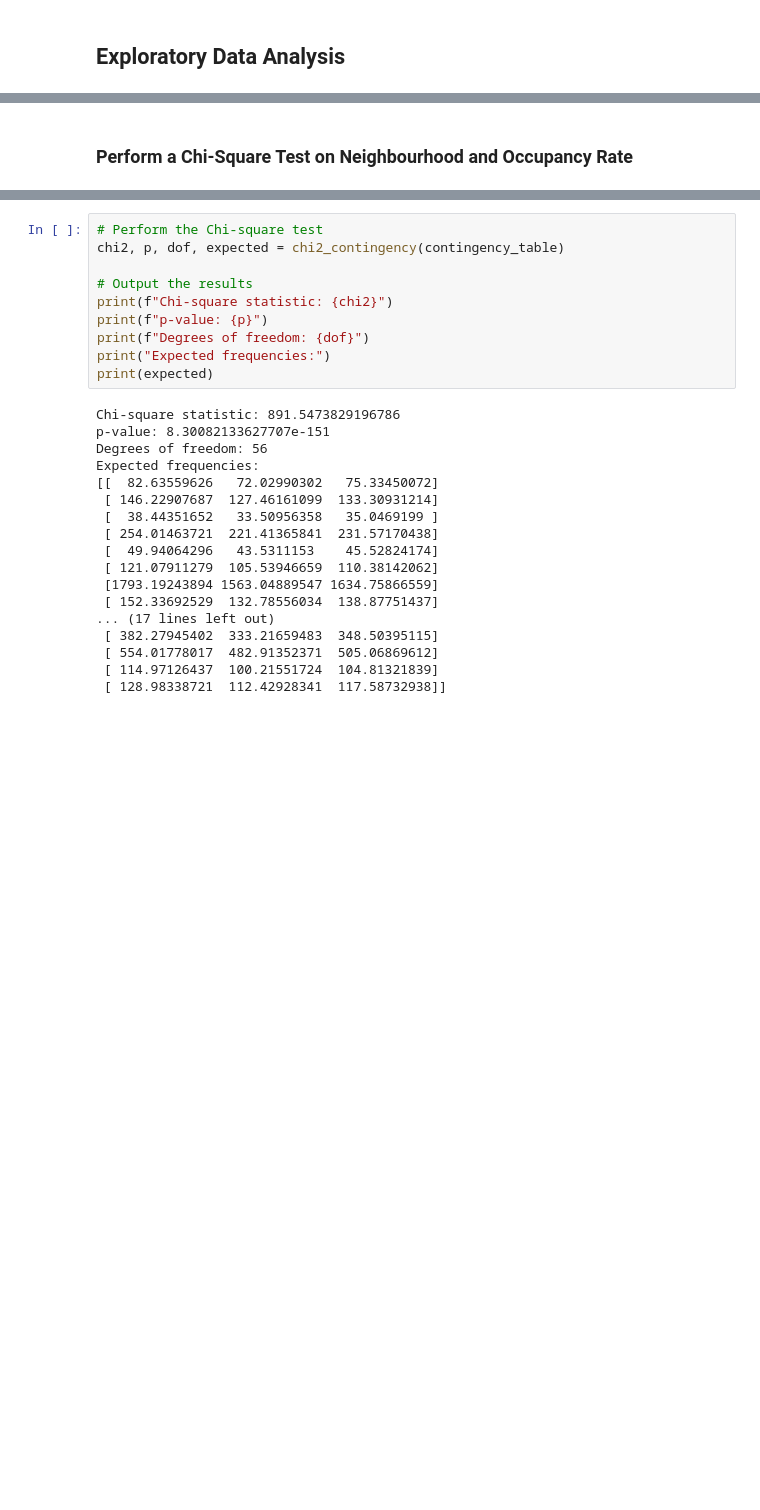
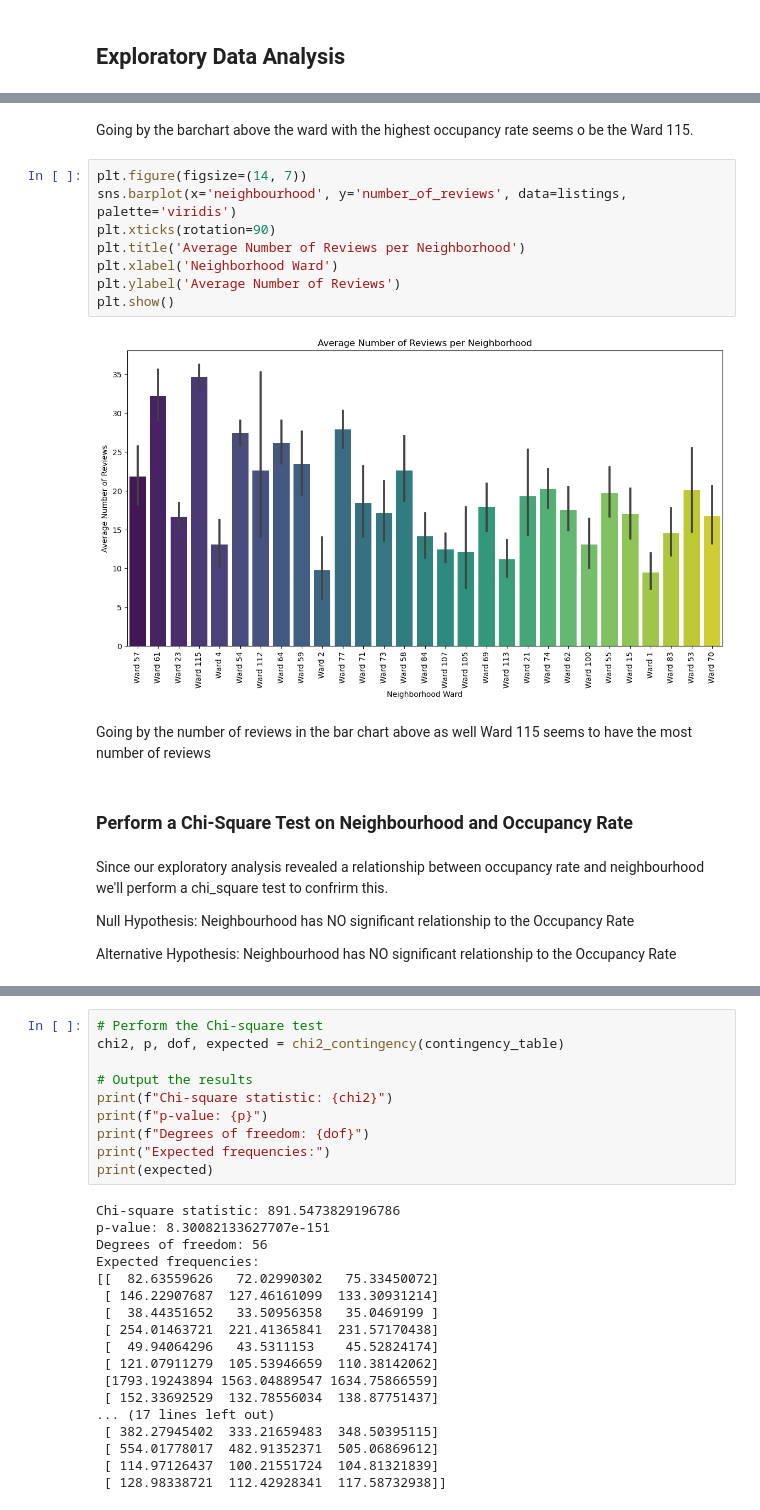
Before and after one commit to stendewa/Air-BnB-Occupancy-Rate-Optimization, a Jupyter notebook: AirBnB Capetown/AirBnBCapeTown.ipynb, the cells around one changed output, grey strips where cells are left out. Drawn from its saved outputs; the diff is of its cells as text; blank space fills up the shorter version.

```diff
--- a/AirBnB Capetown/AirBnBCapeTown.ipynb
+++ b/AirBnB Capetown/AirBnBCapeTown.ipynb
@@ -363,5 +403,25 @@ listings.head(20)
+# %% [markdown]
+Going by the barchart above the ward with the highest occupancy rate seems o be the Ward 115.
+# %%
+plt.figure(figsize=(14, 7))
+sns.barplot(x='neighbourhood', y='number_of_reviews', data=listings, palette='viridis')
+plt.xticks(rotation=90)
+plt.title('Average Number of Reviews per Neighborhood')
+plt.xlabel('Neighborhood Ward')
+plt.ylabel('Average Number of Reviews')
+plt.show()
+# %% [output]
+[figure, added]
+# %% [markdown]
+Going by the number of reviews in the bar chart above as well Ward 115 seems to have the most number of reviews
 # %% [markdown]
 ### Perform a Chi-Square Test on Neighbourhood and Occupancy Rate
+# %% [markdown]
+Since our exploratory analysis revealed a relationship between occupancy rate and neighbourhood we'll perform a chi_square test to confrirm this.
+
+Null Hypothesis: Neighbourhood has NO significant relationship to the Occupancy Rate
+
+Alternative Hypothesis: Neighbourhood has NO significant relationship to the Occupancy Rate
 # %%
 # Import necessary libraries
 
```
Also changed, not shown: parts of 41 cells of this notebook.
